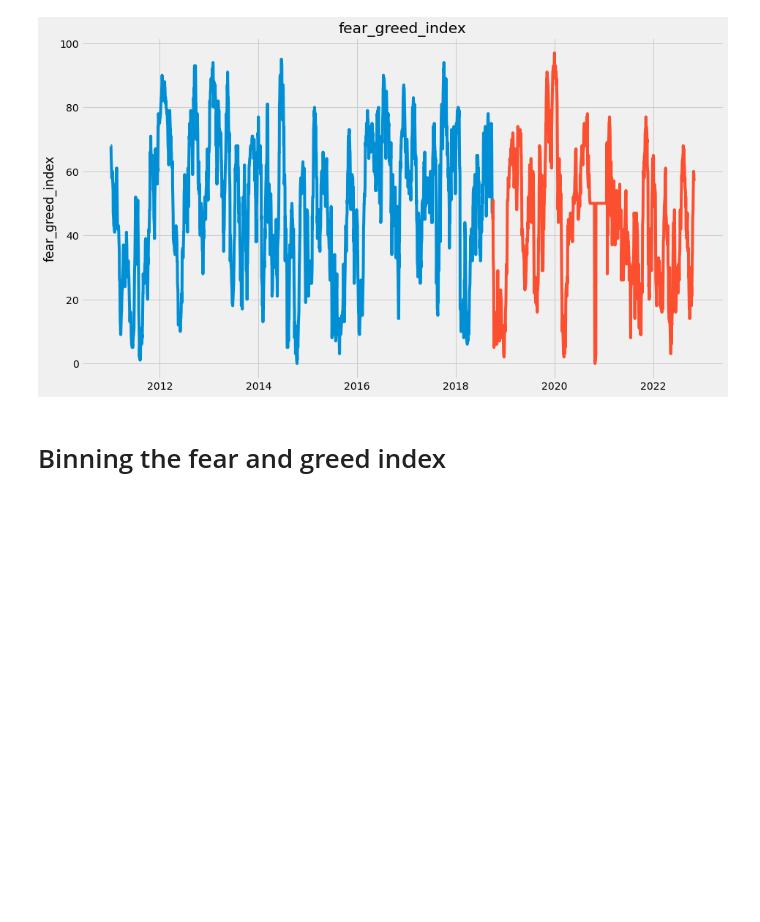
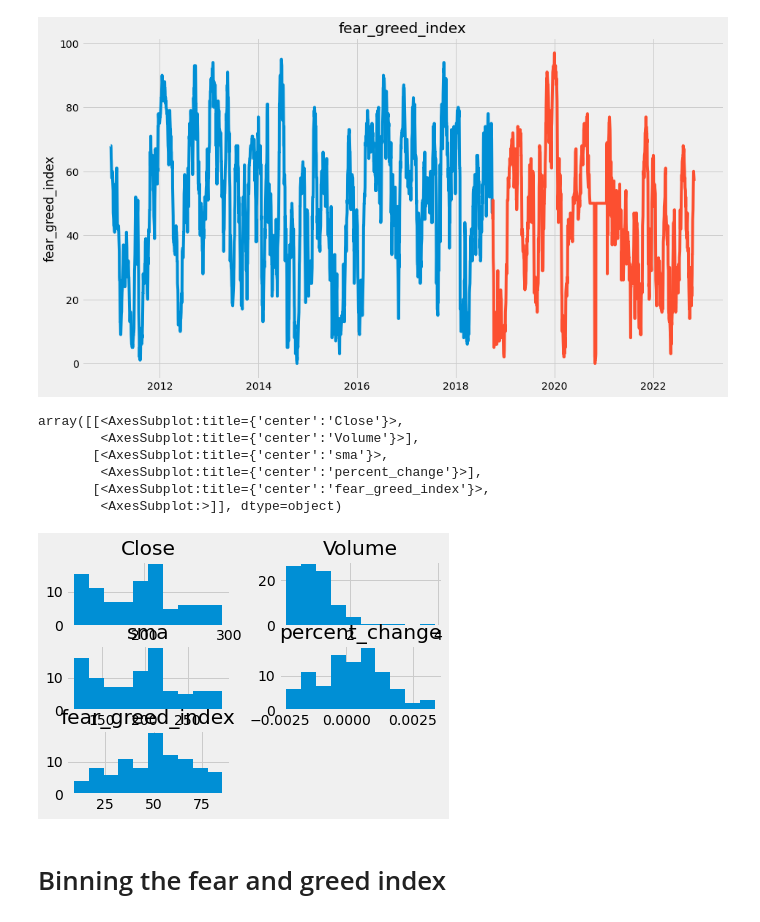
Before and after one commit to lincolnmuriithi11/Predicting_Equity_Prices, a Jupyter notebook: stock_predictor_SPY_Fear_Greed_Index.ipynb, the cells around one changed output. Drawn from its saved outputs; the diff is of its cells as text; code cells hidden in the pictures; blank space fills up the shorter version.

```diff
--- a/stock_predictor_SPY_Fear_Greed_Index.ipynb
+++ b/stock_predictor_SPY_Fear_Greed_Index.ipynb
@@ -130,6 +130,16 @@ for col in train.columns:
 [figure]
 [figure]
 [figure]
+# %%
+train_monthly.hist()
+# %% [output]
+array([[<AxesSubplot:title={'center':'Close'}>,
+        <AxesSubplot:title={'center':'Volume'}>],
+       [<AxesSubplot:title={'center':'sma'}>,
+        <AxesSubplot:title={'center':'percent_change'}>],
+       [<AxesSubplot:title={'center':'fear_greed_index'}>,
+        <AxesSubplot:>]], dtype=object)
+[figure, added]
 # %% [markdown]
 # Binning the fear and greed index
 # %%
```
Also changed, not shown: parts of 13 cells of this notebook.
